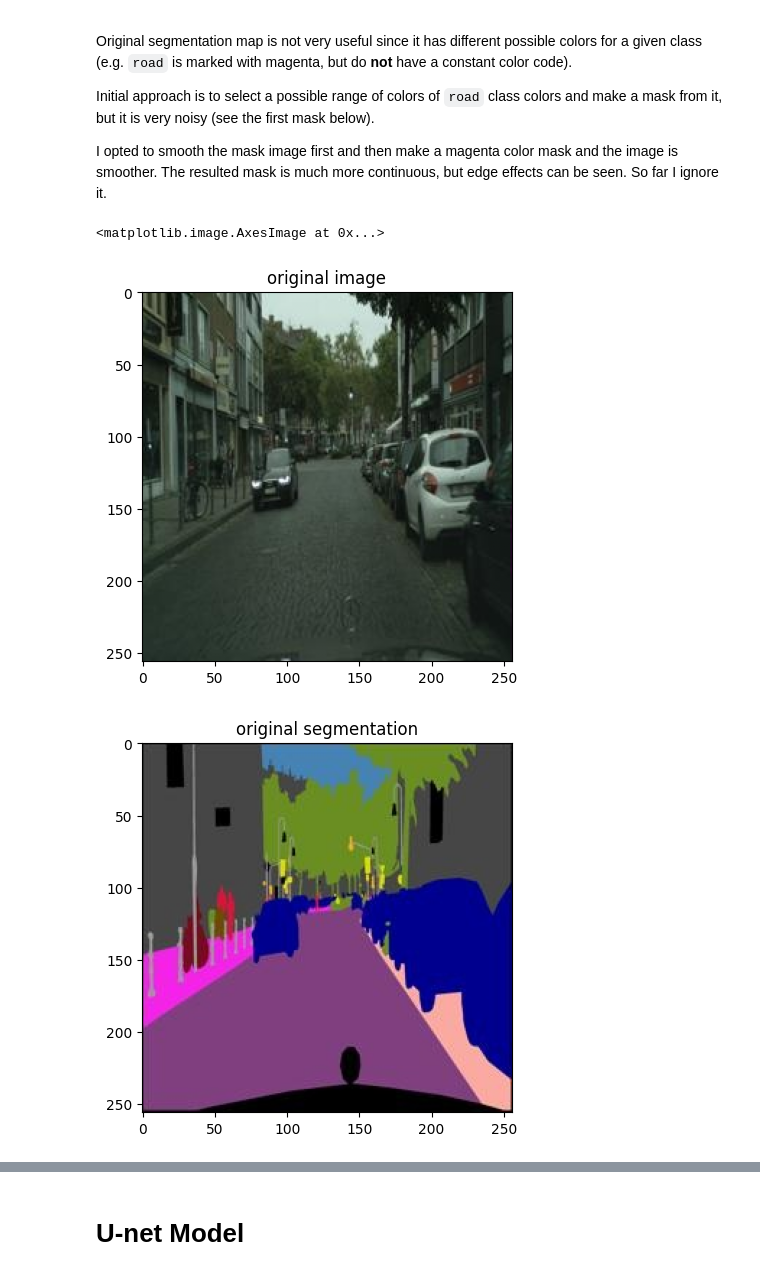
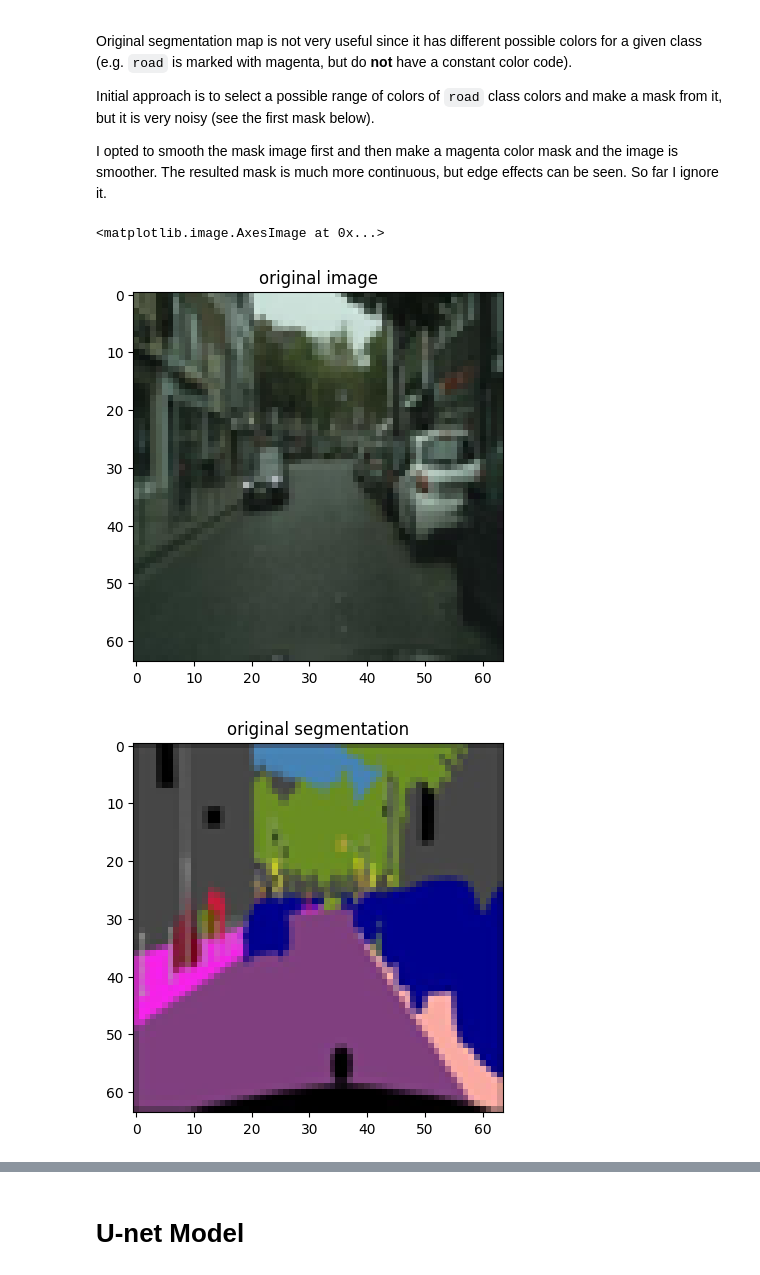
Before and after one commit to SergeiDBykov/ai-side-projects, a Jupyter notebook: road_segmentation/segmentation_model.ipynb, the cells around one changed output, grey strips where cells are left out. Drawn from its saved outputs; the diff is of its cells as text; code cells hidden in the pictures.

```diff
--- a/road_segmentation/segmentation_model.ipynb
+++ b/road_segmentation/segmentation_model.ipynb
@@ -48,10 +48,16 @@ def filter_road_colors(img):
   return road_mask
 
 
-def preprocess(path, smoothing_scale = 10):
+def preprocess(path, smoothing_scale = 10, resize = False):
     img = Image.open(path)
     img1 = img.crop((0, 0, 256, 256))#.resize((128, 128))
     img2 = img.crop((256, 0, 512, 256))#.resize((128, 128))
+    if resize:
+      #img1 = img1.resize((128, 128))
+      #img2 = img2.resize((128, 128))
+      img1 = img1.resize((64,64))
+      img2 = img2.resize((64,64))
+
     img1 = np.array(img1) / 255.
     img2 = np.array(img2)
 
@@ -63,24 +69,25 @@ def preprocess(path, smoothing_scale = 10):
 
     return img1, img2, mask2, mask2_smoothed
 # %%
-smooth_scale = 8
-img1, img2, mask2, mask2_smoothed = preprocess(datapath+'train/100.jpg', smoothing_scale=smooth_scale)
+smooth_scale = 2
+resize = True
+img1, img2, mask2, mask2_smoothed = preprocess(datapath+'train/100.jpg', smoothing_scale=smooth_scale, resize = resize)
 
 plt.figure()
 plt.imshow(img1)
 plt.title('original image')
 plt.figure()
 plt.imshow(img2)
 plt.title('original segmentation')
 
 
 plt.figure()
 plt.imshow(mask2)
 plt.title('no smoothing')
 plt.figure()
 plt.title(f'smoothing res = {smooth_scale} pix')
 plt.imshow(mask2_smoothed)
 # %% [output]
 <matplotlib.image.AxesImage at 0x...>
-[figure, old version]
+[figure, new version]
-[figure, old version]
+[figure, new version]
```
Also changed, not shown: parts of 10 cells of this notebook, 1 other file.
